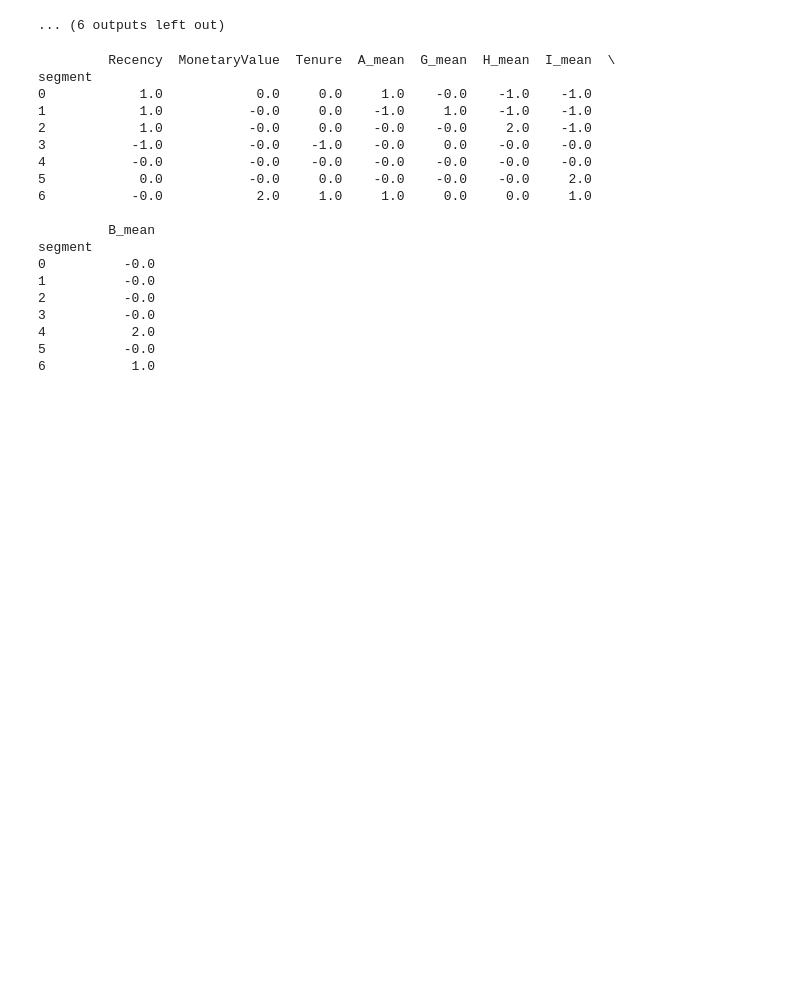
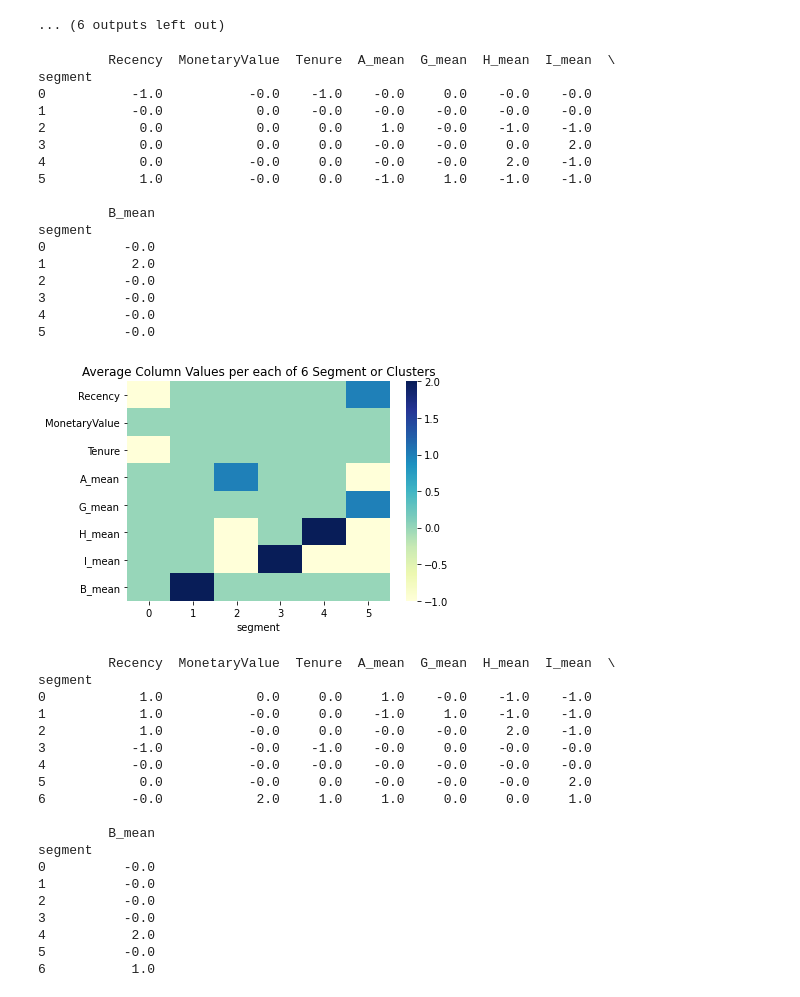
Before and after one commit to ahmedgehad/h_ams, a Jupyter notebook: jnb_draft_trials_p2.ipynb, the cells around one changed output. Drawn from its saved outputs; the diff is of its cells as text; code cells hidden in the pictures; blank space fills up the shorter version.

```diff
--- a/jnb_draft_trials_p2.ipynb
+++ b/jnb_draft_trials_p2.ipynb
@@ -541,6 +541,27 @@ G_mean Showing dist plots of data after scaling:
 H_mean Showing dist plots of data after scaling:
 [figure]
 ... (6 outputs left out)
+# %%
+show_clusters_hmap(cc, clusters_labels, 6)
+# %% [output]
+         Recency  MonetaryValue  Tenure  A_mean  G_mean  H_mean  I_mean  \
+segment
+0           -1.0           -0.0    -1.0    -0.0     0.0    -0.0    -0.0
+1           -0.0            0.0    -0.0    -0.0    -0.0    -0.0    -0.0
+2            0.0            0.0     0.0     1.0    -0.0    -1.0    -1.0
+3            0.0            0.0     0.0    -0.0    -0.0     0.0     2.0
+4            0.0           -0.0     0.0    -0.0    -0.0     2.0    -1.0
+5            1.0           -0.0     0.0    -1.0     1.0    -1.0    -1.0
+
+         B_mean
+segment
+0          -0.0
+1           2.0
+2          -0.0
+3          -0.0
+4          -0.0
+5          -0.0
+[figure, added]
 # %%
 show_clusters_hmap(cc, clusters_labels, 7)
 # %% [output]
```
Also changed, not shown: 39 other files.
